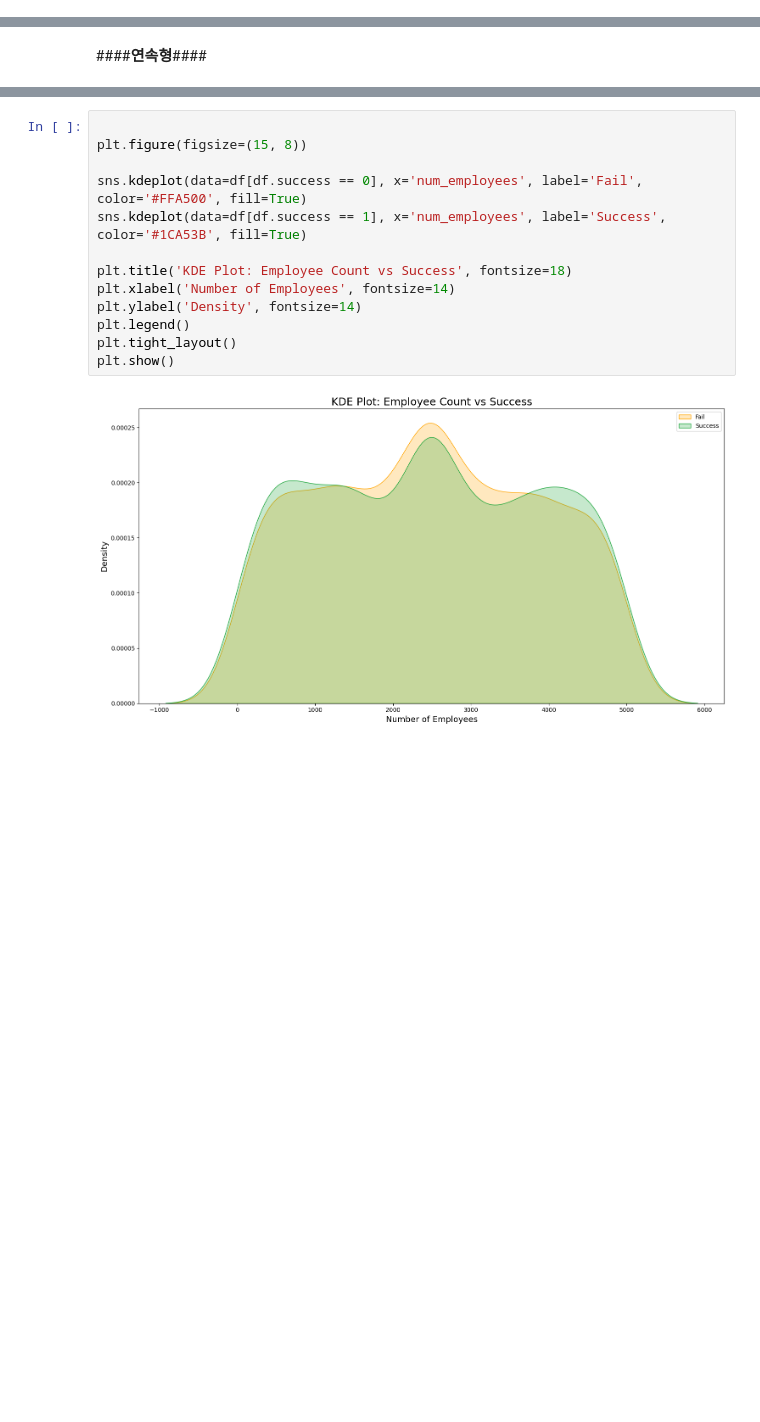
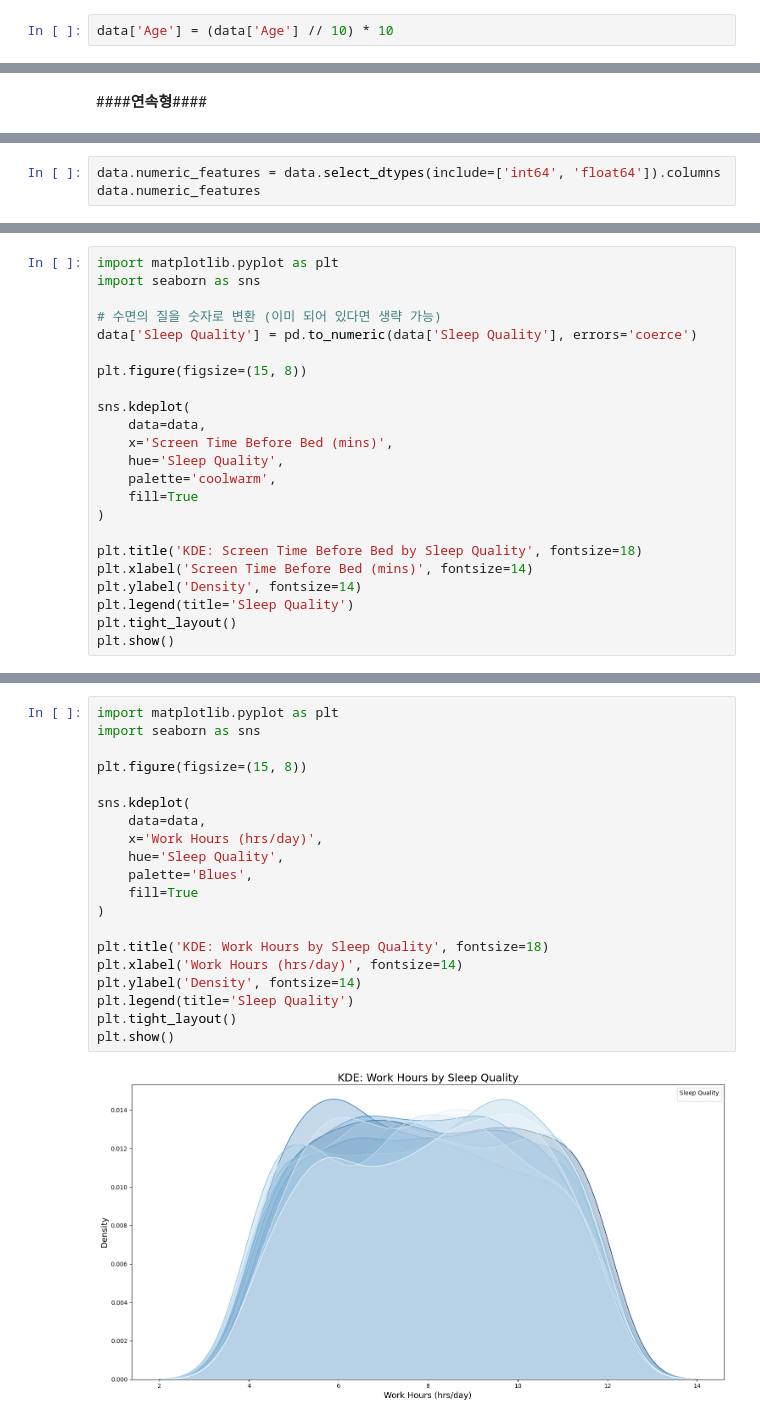
Before and after one commit to team7-multivariate/Main, a Jupyter notebook: notebooks/eda/1_basic_stats.ipynb, the cells around one changed output, grey strips where cells are left out. Cells and saved outputs as stored; diff of their text form; blank space fills up the shorter version.

```diff
--- a/notebooks/eda/1_basic_stats.ipynb
+++ b/notebooks/eda/1_basic_stats.ipynb
@@ -63,0 +136,2 @@ df.head(5)
+# %%
+data['Age'] = (data['Age'] // 10) * 10
@@ -328,0 +492,3 @@ plt.show()
+# %%
+data.numeric_features = data.select_dtypes(include=['int64', 'float64']).columns
+data.numeric_features
@@ -337,0 +587,23 @@ plt.show()
+# %%
+import matplotlib.pyplot as plt
+import seaborn as sns
+
+# 수면의 질을 숫자로 변환 (이미 되어 있다면 생략 가능)
+data['Sleep Quality'] = pd.to_numeric(data['Sleep Quality'], errors='coerce')
+
+plt.figure(figsize=(15, 8))
+
+sns.kdeplot(
+    data=data,
+    x='Screen Time Before Bed (mins)',
+    hue='Sleep Quality',
+    palette='coolwarm',
+    fill=True
+)
+
+plt.title('KDE: Screen Time Before Bed by Sleep Quality', fontsize=18)
+plt.xlabel('Screen Time Before Bed (mins)', fontsize=14)
+plt.ylabel('Density', fontsize=14)
+plt.legend(title='Sleep Quality')
+plt.tight_layout()
+plt.show()
@@ -338,15 +612,22 @@ plt.show()
 # %%
+import matplotlib.pyplot as plt
+import seaborn as sns
 
 plt.figure(figsize=(15, 8))
 
-sns.kdeplot(data=df[df.success == 0], x='num_employees', label='Fail', color='#FFA500', fill=True)
-sns.kdeplot(data=df[df.success == 1], x='num_employees', label='Success', color='#1CA53B', fill=True)
+sns.kdeplot(
+    data=data,
+    x='Work Hours (hrs/day)',
+    hue='Sleep Quality',
+    palette='Blues',
+    fill=True
+)
 
-plt.title('KDE Plot: Employee Count vs Success', fontsize=18)
-plt.xlabel('Number of Employees', fontsize=14)
+plt.title('KDE: Work Hours by Sleep Quality', fontsize=18)
+plt.xlabel('Work Hours (hrs/day)', fontsize=14)
 plt.ylabel('Density', fontsize=14)
-plt.legend()
+plt.legend(title='Sleep Quality')
 plt.tight_layout()
 plt.show()
 # %% [output]
-[figure, old version]
+[figure, new version]
```
Also changed, not shown: parts of 49 cells of this notebook, 5 other files.
